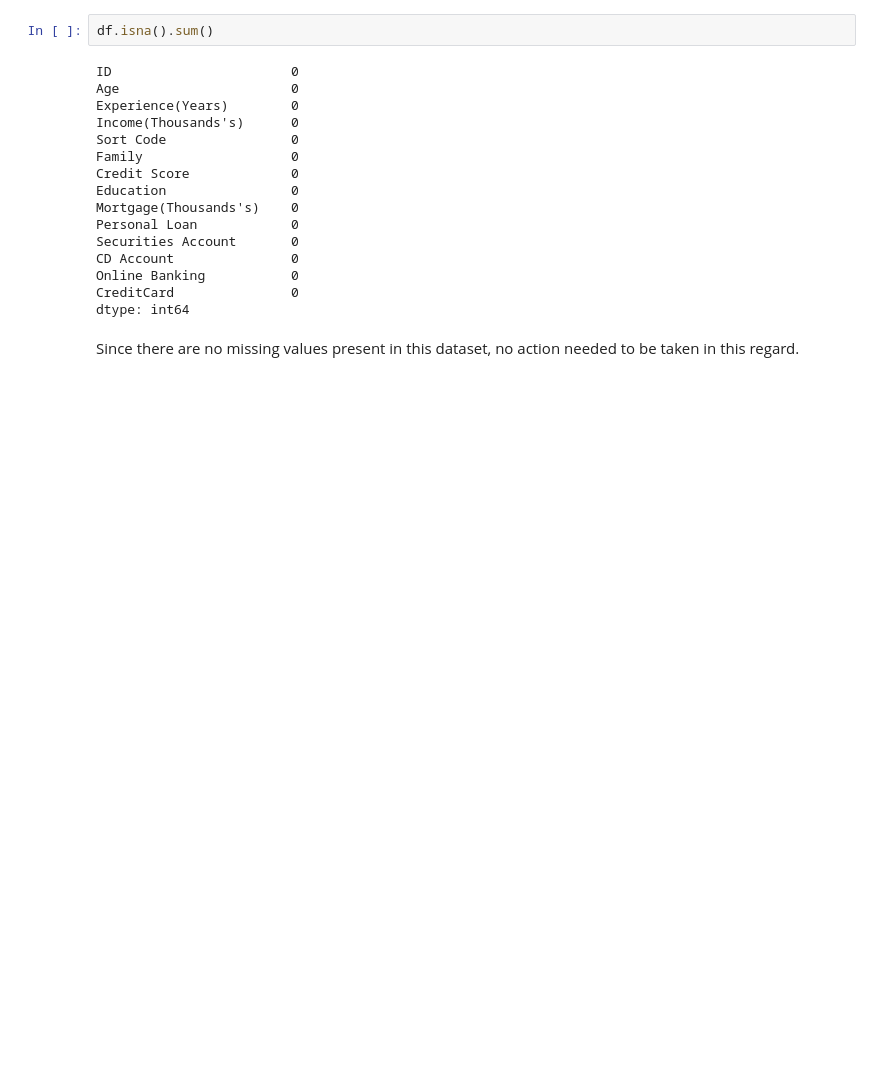
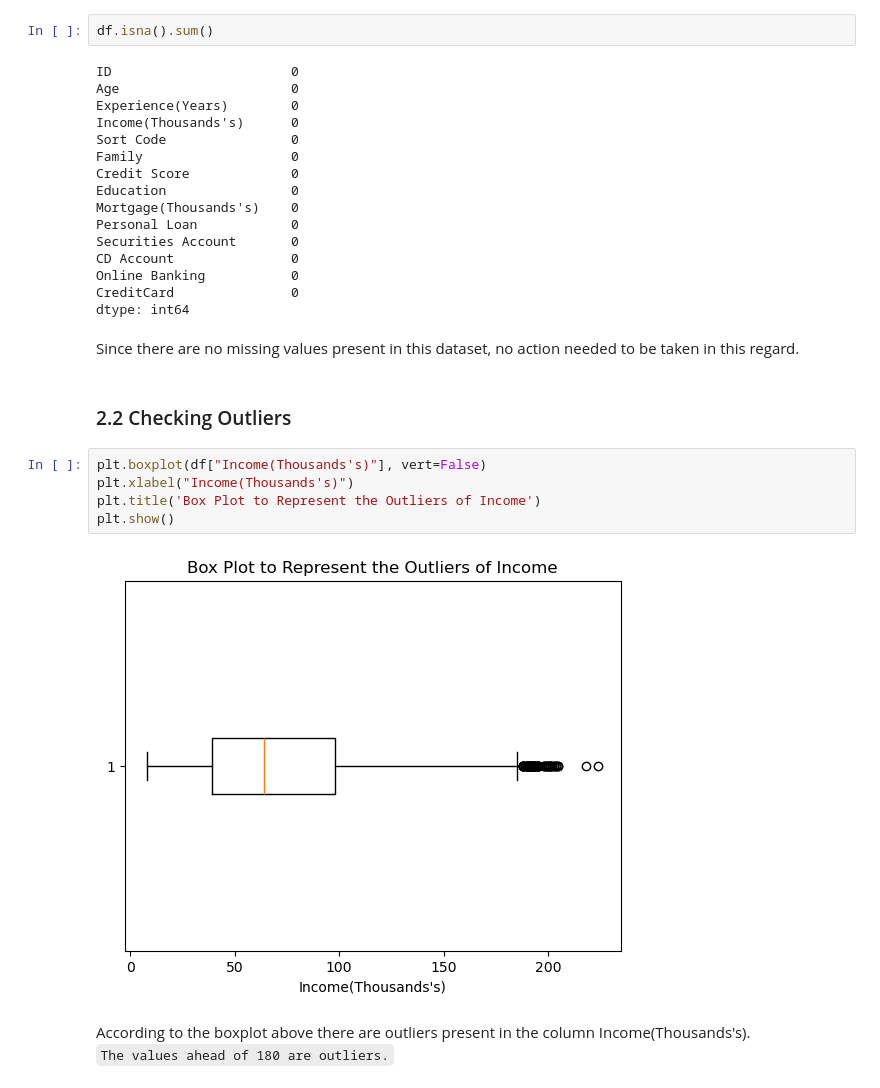
Before and after one commit to mariosantos2023410/MarioSantos_ML_CA2, a Jupyter notebook: MarioSantos_ML_CA2.ipynb, the cells around one changed output. Saved outputs shown, nothing was run; the diff lists cells and outputs as text; blank space fills up the shorter version.

```diff
--- a/MarioSantos_ML_CA2.ipynb
+++ b/MarioSantos_ML_CA2.ipynb
@@ -174,3 +174,15 @@ CreditCard               0
 dtype: int64
 # %% [markdown]
 Since there are no missing values present in this dataset, no action needed to be taken in this regard.
+# %% [markdown]
+### 2.2 Checking Outliers
+# %%
+plt.boxplot(df["Income(Thousands's)"], vert=False)
+plt.xlabel("Income(Thousands's)")
+plt.title('Box Plot to Represent the Outliers of Income')
+plt.show()
+# %% [output]
+[figure, added]
+# %% [markdown]
+According to the boxplot above there are outliers present in the column Income(Thousands's). <br>
+`The values ahead of 180 are outliers.`
```
